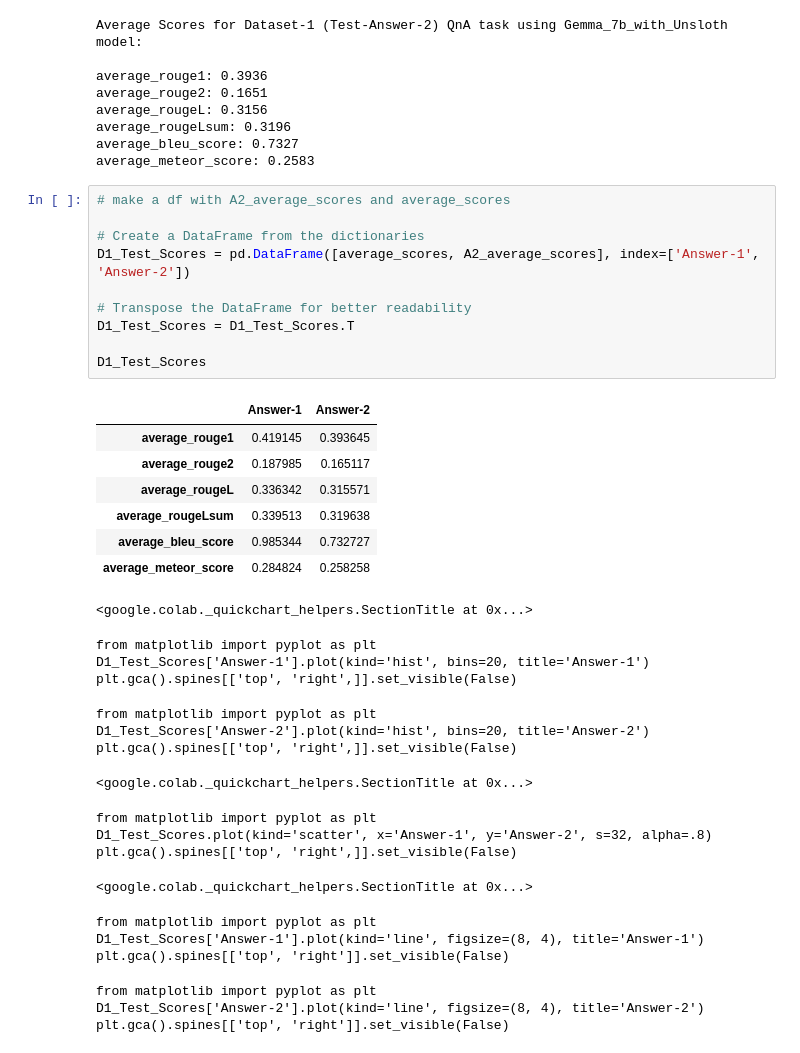
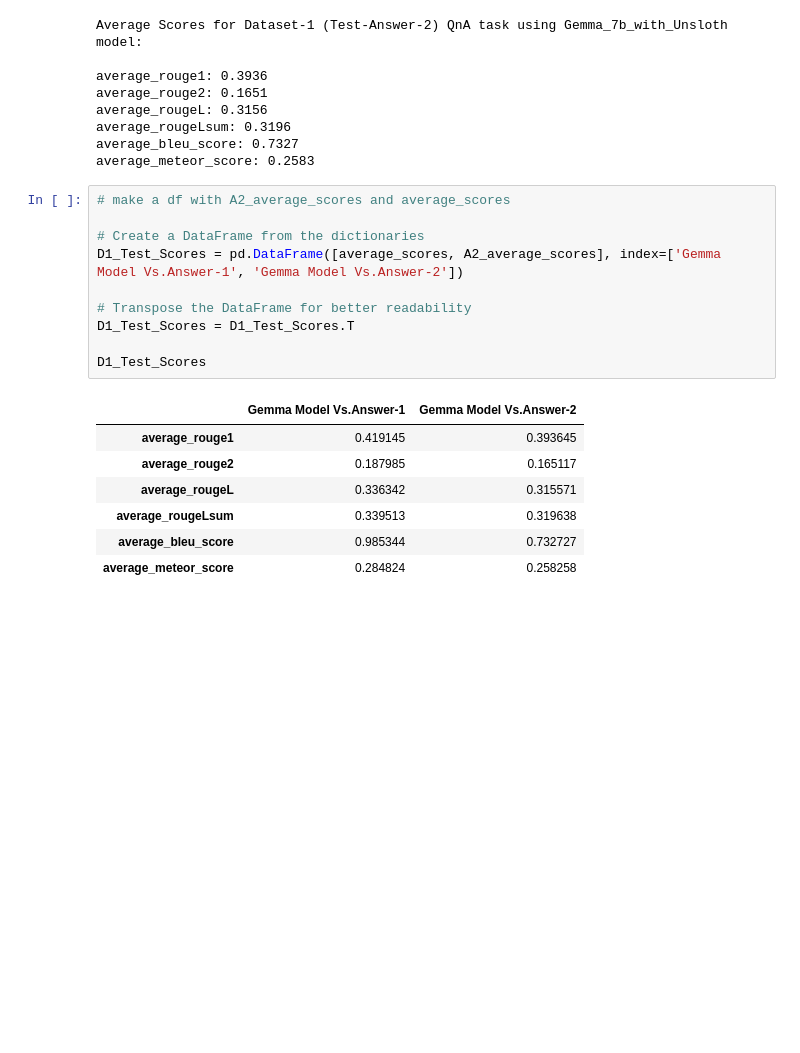
Before and after one commit to nutworker/qM-AI-L, a Jupyter notebook: QnA_Gemma_7b_with_Unsloth_D1.ipynb, the cells around one changed output. Drawn from its saved outputs; the diff is of its cells as text; blank space fills up the shorter version.

Commit message:
test scores vs. labels mentioned

```diff
--- a/QnA_Gemma_7b_with_Unsloth_D1.ipynb
+++ b/QnA_Gemma_7b_with_Unsloth_D1.ipynb
@@ -771,36 +771,18 @@ average_meteor_score: 0.2583
 # %%
 # make a df with A2_average_scores and average_scores
 
 # Create a DataFrame from the dictionaries
-D1_Test_Scores = pd.DataFrame([average_scores, A2_average_scores], index=['Answer-1', 'Answer-2'])
+D1_Test_Scores = pd.DataFrame([average_scores, A2_average_scores], index=['Gemma Model Vs.Answer-1', 'Gemma Model Vs.Answer-2'])
 
 # Transpose the DataFrame for better readability
 D1_Test_Scores = D1_Test_Scores.T
 
 D1_Test_Scores
 # %% [output]
-|  | Answer-1 | Answer-2 |
+|  | Gemma Model Vs.Answer-1 | Gemma Model Vs.Answer-2 |
 | average_rouge1 | 0.419145 | 0.393645 |
 | average_rouge2 | 0.187985 | 0.165117 |
 | average_rougeL | 0.336342 | 0.315571 |
 | average_rougeLsum | 0.339513 | 0.319638 |
 | average_bleu_score | 0.985344 | 0.732727 |
 | average_meteor_score | 0.284824 | 0.258258 |
-<google.colab._quickchart_helpers.SectionTitle at 0x...>
-from matplotlib import pyplot as plt
-D1_Test_Scores['Answer-1'].plot(kind='hist', bins=20, title='Answer-1')
-plt.gca().spines[['top', 'right',]].set_visible(False)
-from matplotlib import pyplot as plt
-D1_Test_Scores['Answer-2'].plot(kind='hist', bins=20, title='Answer-2')
-plt.gca().spines[['top', 'right',]].set_visible(False)
-<google.colab._quickchart_helpers.SectionTitle at 0x...>
-from matplotlib import pyplot as plt
-D1_Test_Scores.plot(kind='scatter', x='Answer-1', y='Answer-2', s=32, alpha=.8)
-plt.gca().spines[['top', 'right',]].set_visible(False)
-<google.colab._quickchart_helpers.SectionTitle at 0x...>
-from matplotlib import pyplot as plt
-D1_Test_Scores['Answer-1'].plot(kind='line', figsize=(8, 4), title='Answer-1')
-plt.gca().spines[['top', 'right']].set_visible(False)
-from matplotlib import pyplot as plt
-D1_Test_Scores['Answer-2'].plot(kind='line', figsize=(8, 4), title='Answer-2')
-plt.gca().spines[['top', 'right']].set_visible(False)
```
